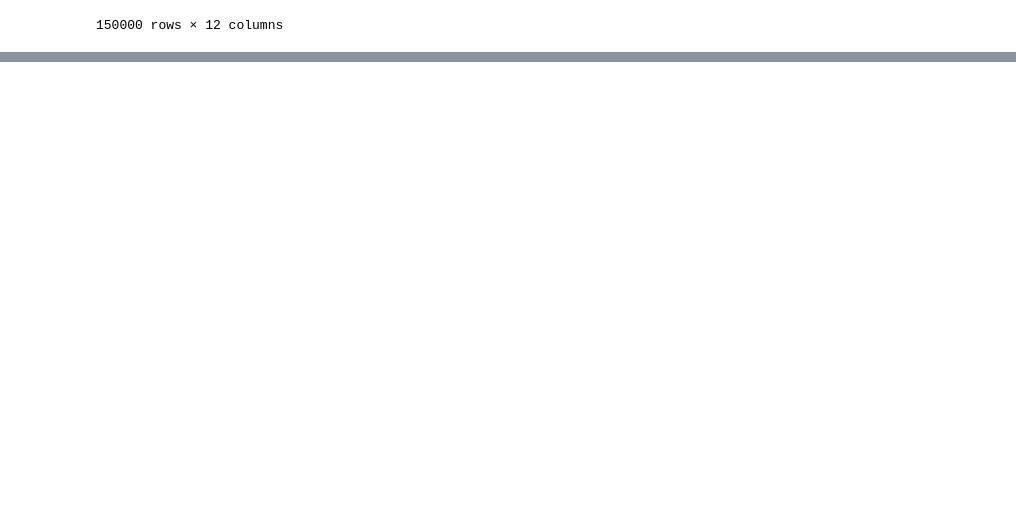
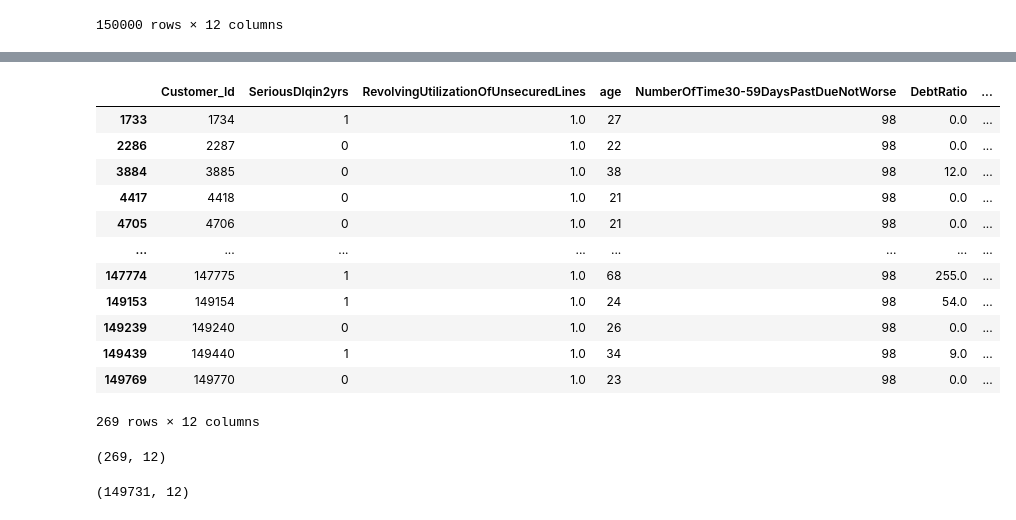
Before and after one commit to C0deB3ast/Data_analysis_work, a Jupyter notebook: Give_me_some_Credit.ipynb, the cells around one changed output, grey strips where cells are left out. Saved outputs shown, nothing was run; the diff lists cells and outputs as text; code cells hidden in the pictures; blank space fills up the shorter version.

```diff
--- a/Give_me_some_Credit.ipynb
+++ b/Give_me_some_Credit.ipynb
@@ -68,3 +68,11 @@ df
 | 149998 | 149999 | 0 | 0.000000 | 30 | 0 | 0.000000 | ... |
 | 149999 | 150000 | 0 | 0.850283 | 64 | 0 | 0.249908 | ... |
 150000 rows × 12 columns
+# %%
+df = df.rename(columns={'Unnamed: 0' : 'Customer_Id'})
+# %%
+median_income = df['MonthlyIncome'].median()
+df['MonthlyIncome'] = df['MonthlyIncome'].fillna(median_income)
+# %%
+mode_dependents = df['NumberOfDependents'].mode()[0]
+df['NumberOfDependents'] = df['NumberOfDependents'].fillna(mode_dependents)
@@ -70,0 +96,25 @@ df
+# %%
+median_age = df['age'].median()
+df.loc[df['age'] == 0, 'age'] = median_age
+# %%
+df[df['NumberOfTimes90DaysLate'] >= 96]
+# %% [output]
+|  | Customer_Id | SeriousDlqin2yrs | RevolvingUtilizationOfUnsecuredLines | age | NumberOfTime30-59DaysPastDueNotWorse | DebtRatio | ... |
+| 1733 | 1734 | 1 | 1.0 | 27 | 98 | 0.0 | ... |
+| 2286 | 2287 | 0 | 1.0 | 22 | 98 | 0.0 | ... |
+| 3884 | 3885 | 0 | 1.0 | 38 | 98 | 12.0 | ... |
+| 4417 | 4418 | 0 | 1.0 | 21 | 98 | 0.0 | ... |
+| 4705 | 4706 | 0 | 1.0 | 21 | 98 | 0.0 | ... |
+| ... | ... | ... | ... | ... | ... | ... | ... |
+| 147774 | 147775 | 1 | 1.0 | 68 | 98 | 255.0 | ... |
+| 149153 | 149154 | 1 | 1.0 | 24 | 98 | 54.0 | ... |
+| 149239 | 149240 | 0 | 1.0 | 26 | 98 | 0.0 | ... |
+| 149439 | 149440 | 1 | 1.0 | 34 | 98 | 9.0 | ... |
+| 149769 | 149770 | 0 | 1.0 | 23 | 98 | 0.0 | ... |
+269 rows × 12 columns
+# %%
+df[(df['NumberOfTime30-59DaysPastDueNotWorse'] >= 96) &
+   (df['NumberOfTimes90DaysLate'] >= 96) &
+   (df['NumberOfTime60-89DaysPastDueNotWorse'] >= 96)].shape
+# %% [output]
+(269, 12)
@@ -70,0 +125,4 @@ df
+# %%
+df.shape
+# %% [output]
+(149731, 12)
```
Also changed, not shown: parts of 3 cells of this notebook.
